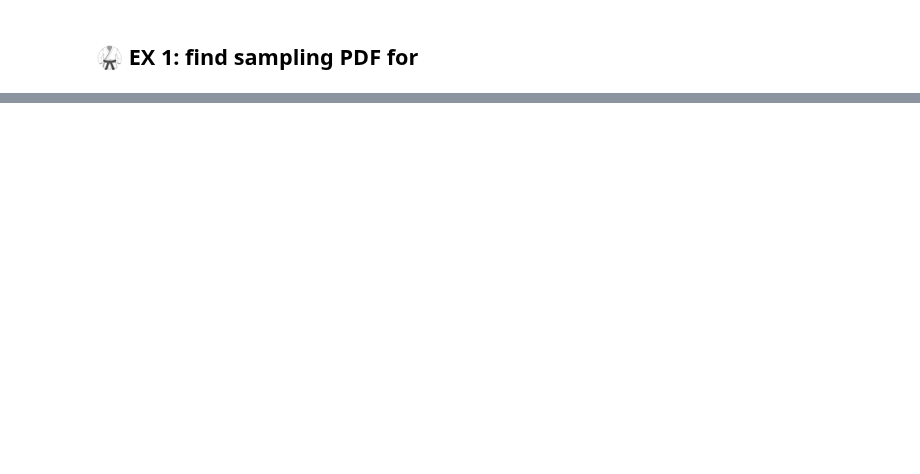
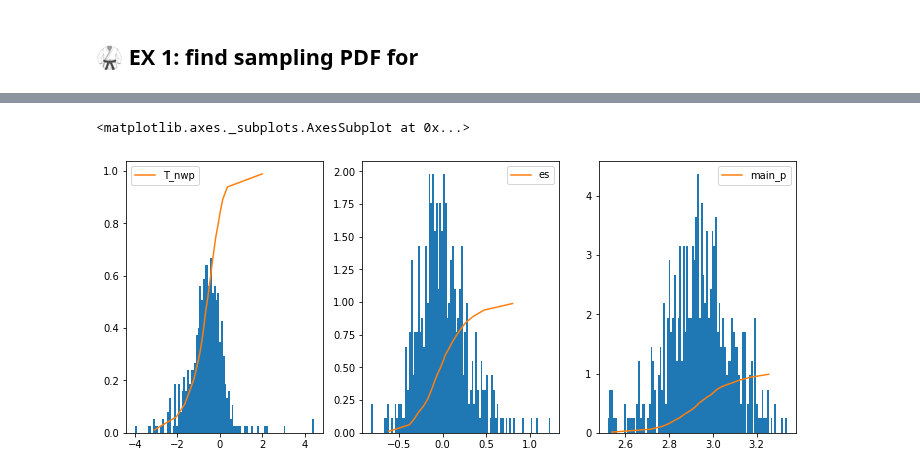
Before and after one commit to nepslor/teaching, a Jupyter notebook: TimeSeriesForecasting/decision_under_uncertainty.ipynb, the cells around one changed output, grey strips where cells are left out. Drawn from its saved outputs; the diff is of its cells as text; code cells hidden in the pictures; blank space fills up the shorter version.

```diff
--- a/TimeSeriesForecasting/decision_under_uncertainty.ipynb
+++ b/TimeSeriesForecasting/decision_under_uncertainty.ipynb
@@ -160,0 +165,18 @@ plt.show()
+# %%
+def get_cdf(df, q_levels):
+  n = len(df)
+  quantiles = np.quantile(df, q_levels)
+  cdf = [np.sum(df<q)/n for q in quantiles]
+  return pd.DataFrame(cdf, index=quantiles, columns=[df.name])
+
+q_levels = np.linspace(0.01, 0.99, 21)
+fig, ax = plt.subplots(1, 3, figsize=(12, 5))
+T_pdf.hist(ax=ax[0], density=True, bins=100)
+get_cdf(T_pdf, q_levels).plot(ax=ax[0])
+es_pdf.hist(ax=ax[1], density=True, bins=100)
+get_cdf(es_pdf, q_levels).plot(ax=ax[1])
+p_pdf.hist(ax=ax[2], density=True, bins=100)
+get_cdf(p_pdf, q_levels).plot(ax=ax[2])
+# %% [output]
+<matplotlib.axes._subplots.AxesSubplot at 0x...>
+[figure, added]
```
Also changed, not shown: parts of 10 cells of this notebook.
